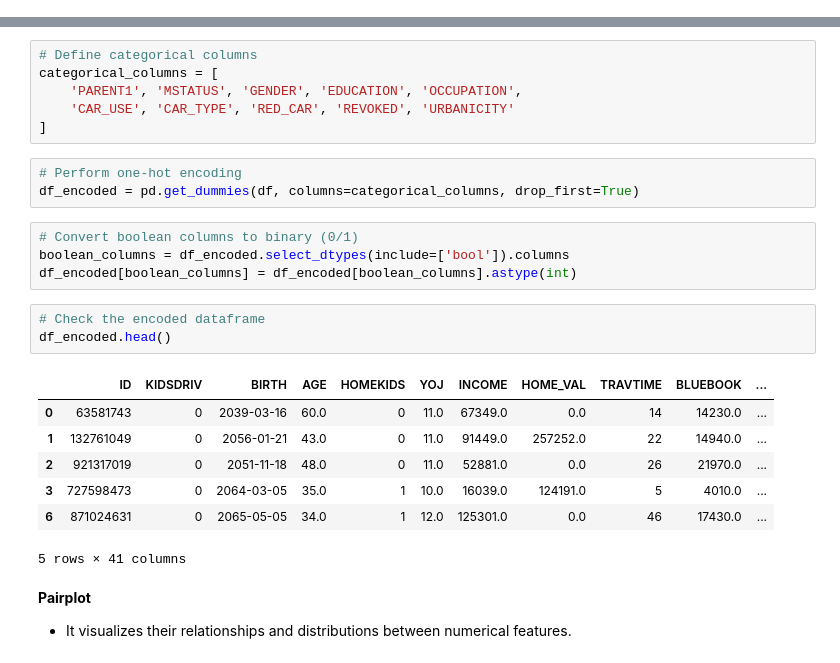
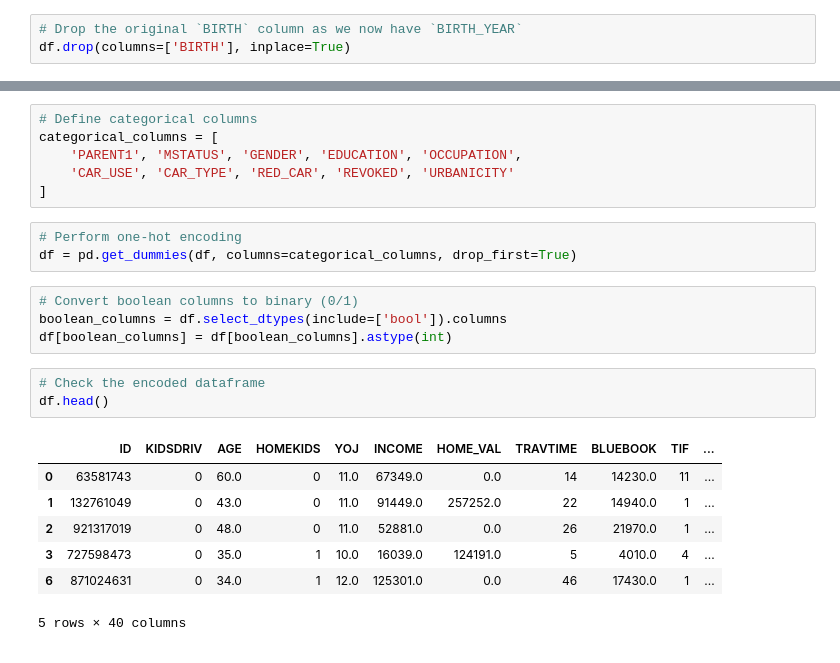
Before and after one commit to whareverr/phase_3_project, a Jupyter notebook: index.ipynb, the cells around one changed output, grey strips where cells are left out. Drawn from its saved outputs; the diff is of its cells as text.

```diff
--- a/index.ipynb
+++ b/index.ipynb
@@ -123,6 +124,9 @@ desc_df
 # %%
 df['BIRTH'] = pd.to_datetime(df['BIRTH'], format='%d%b%y', errors='coerce')
 df['BIRTH_YEAR'] = df['BIRTH'].dt.year
+# %%
+# Drop the original `BIRTH` column as we now have `BIRTH_YEAR`
+df.drop(columns=['BIRTH'], inplace=True)
 # %% [markdown]
 - Convert income, bluebook and home value to numeric, removing the dollar sign and commas
 # %%
@@ -254,22 +302,19 @@ categorical_columns = [
 ]
 # %%
 # Perform one-hot encoding
-df_encoded = pd.get_dummies(df, columns=categorical_columns, drop_first=True)
+df = pd.get_dummies(df, columns=categorical_columns, drop_first=True)
 # %%
 # Convert boolean columns to binary (0/1)
-boolean_columns = df_encoded.select_dtypes(include=['bool']).columns
-df_encoded[boolean_columns] = df_encoded[boolean_columns].astype(int)
+boolean_columns = df.select_dtypes(include=['bool']).columns
+df[boolean_columns] = df[boolean_columns].astype(int)
 # %%
 # Check the encoded dataframe
-df_encoded.head()
+df.head()
 # %% [output]
-|  | ID | KIDSDRIV | BIRTH | AGE | HOMEKIDS | YOJ | INCOME | HOME_VAL | TRAVTIME | BLUEBOOK | ... |
-| 0 | 63581743 | 0 | 2039-03-16 | 60.0 | 0 | 11.0 | 67349.0 | 0.0 | 14 | 14230.0 | ... |
-| 1 | 132761049 | 0 | 2056-01-21 | 43.0 | 0 | 11.0 | 91449.0 | 257252.0 | 22 | 14940.0 | ... |
-| 2 | 921317019 | 0 | 2051-11-18 | 48.0 | 0 | 11.0 | 52881.0 | 0.0 | 26 | 21970.0 | ... |
-| 3 | 727598473 | 0 | 2064-03-05 | 35.0 | 1 | 10.0 | 16039.0 | 124191.0 | 5 | 4010.0 | ... |
-| 6 | 871024631 | 0 | 2065-05-05 | 34.0 | 1 | 12.0 | 125301.0 | 0.0 | 46 | 17430.0 | ... |
+|  | ID | KIDSDRIV | AGE | HOMEKIDS | YOJ | INCOME | HOME_VAL | TRAVTIME | BLUEBOOK | TIF | ... |
+| 0 | 63581743 | 0 | 60.0 | 0 | 11.0 | 67349.0 | 0.0 | 14 | 14230.0 | 11 | ... |
+| 1 | 132761049 | 0 | 43.0 | 0 | 11.0 | 91449.0 | 257252.0 | 22 | 14940.0 | 1 | ... |
+| 2 | 921317019 | 0 | 48.0 | 0 | 11.0 | 52881.0 | 0.0 | 26 | 21970.0 | 1 | ... |
+| 3 | 727598473 | 0 | 35.0 | 1 | 10.0 | 16039.0 | 124191.0 | 5 | 4010.0 | 4 | ... |
+| 6 | 871024631 | 0 | 34.0 | 1 | 12.0 | 125301.0 | 0.0 | 46 | 17430.0 | 1 | ... |
-5 rows × 41 columns
+5 rows × 40 columns
-# %% [markdown]
-**Pairplot**
-- It visualizes their relationships and distributions between numerical features.
```
Also changed, not shown: parts of 27 cells of this notebook.
